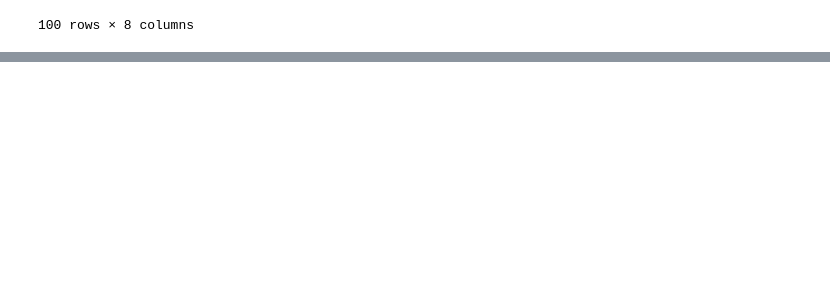
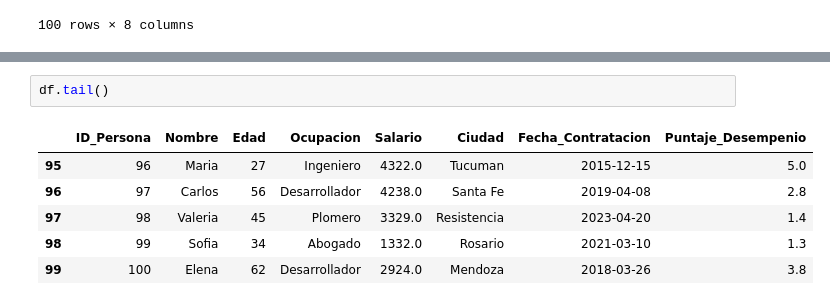
Before and after one commit to AlexisRmnk/practicaInformatorio2022, a Jupyter notebook: prog_web/01_python/practicas_03_adicional_post_info/PANDAS/pandas02.ipynb, the cells around one changed output, grey strips where cells are left out. Saved outputs shown, nothing was run; the diff lists cells and outputs as text; blank space fills up the shorter version.

```diff
--- a/prog_web/01_python/practicas_03_adicional_post_info/PANDAS/pandas02.ipynb
+++ b/prog_web/01_python/practicas_03_adicional_post_info/PANDAS/pandas02.ipynb
@@ -21,0 +33,9 @@ df
+# %%
+df.tail()
+# %% [output]
+|  | ID_Persona | Nombre | Edad | Ocupacion | Salario | Ciudad | Fecha_Contratacion | Puntaje_Desempenio |
+| 95 | 96 | Maria | 27 | Ingeniero | 4322.0 | Tucuman | 2015-12-15 | 5.0 |
+| 96 | 97 | Carlos | 56 | Desarrollador | 4238.0 | Santa Fe | 2019-04-08 | 2.8 |
+| 97 | 98 | Valeria | 45 | Plomero | 3329.0 | Resistencia | 2023-04-20 | 1.4 |
+| 98 | 99 | Sofia | 34 | Abogado | 1332.0 | Rosario | 2021-03-10 | 1.3 |
+| 99 | 100 | Elena | 62 | Desarrollador | 2924.0 | Mendoza | 2018-03-26 | 3.8 |
```
Also changed, not shown: parts of 16 cells of this notebook, 1 other file.
